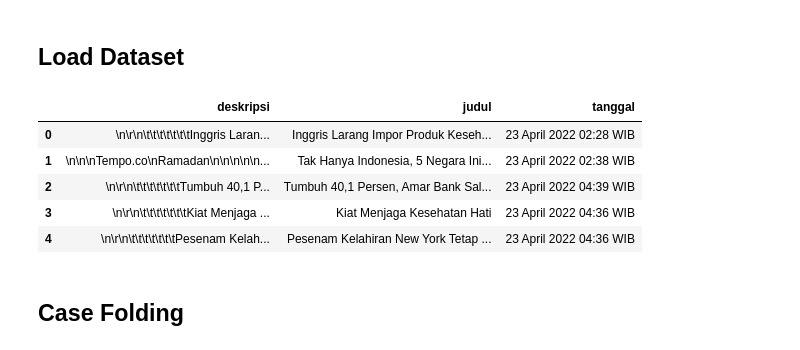
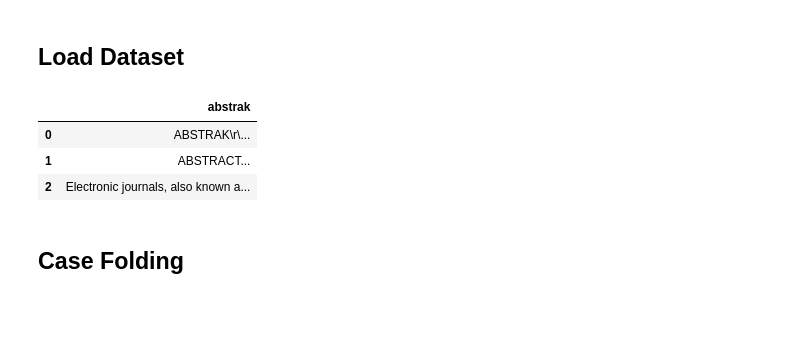
Before and after one commit to fazahidah/UASWebMining, a Jupyter notebook: _sources/TextProcessing.ipynb, the cells around one changed output. Cells and saved outputs as stored; diff of their text form; code cells hidden in the pictures; blank space fills up the shorter version.

```diff
--- a/_sources/TextProcessing.ipynb
+++ b/_sources/TextProcessing.ipynb
@@ -23,15 +23,13 @@ from sklearn.feature_extraction.text import TfidfTransformer, CountVectorizer
 # %% [markdown]
 ## Load Dataset
 # %%
-data_berita = pd.read_csv('beritatempo.csv')
+data_berita = pd.read_csv('ptamanajemen.csv')
 data_berita.head()
 # %% [output]
-|  | deskripsi | judul | tanggal |
-| 0 | \n\r\n\t\t\t\t\t\t\tInggris Laran... | Inggris Larang Impor Produk Keseh... | 23 April 2022 02:28 WIB |
-| 1 | \n\n\nTempo.co\nRamadan\n\n\n\n\n... | Tak Hanya Indonesia, 5 Negara Ini... | 23 April 2022 02:38 WIB |
-| 2 | \n\r\n\t\t\t\t\t\t\tTumbuh 40,1 P... | Tumbuh 40,1 Persen, Amar Bank Sal... | 23 April 2022 04:39 WIB |
-| 3 | \n\r\n\t\t\t\t\t\t\tKiat Menjaga ... | Kiat Menjaga Kesehatan Hati | 23 April 2022 04:36 WIB |
-| 4 | \n\r\n\t\t\t\t\t\t\tPesenam Kelah... | Pesenam Kelahiran New York Tetap ... | 23 April 2022 04:36 WIB |
+|  | abstrak |
+| 0 | ABSTRAK\r\... |
+| 1 | ABSTRACT... |
+| 2 | Electronic journals, also known a... |
 # %% [markdown]
 ## Case Folding
 # %%
```
Also changed, not shown: parts of 9 cells of this notebook, 11 other files.
